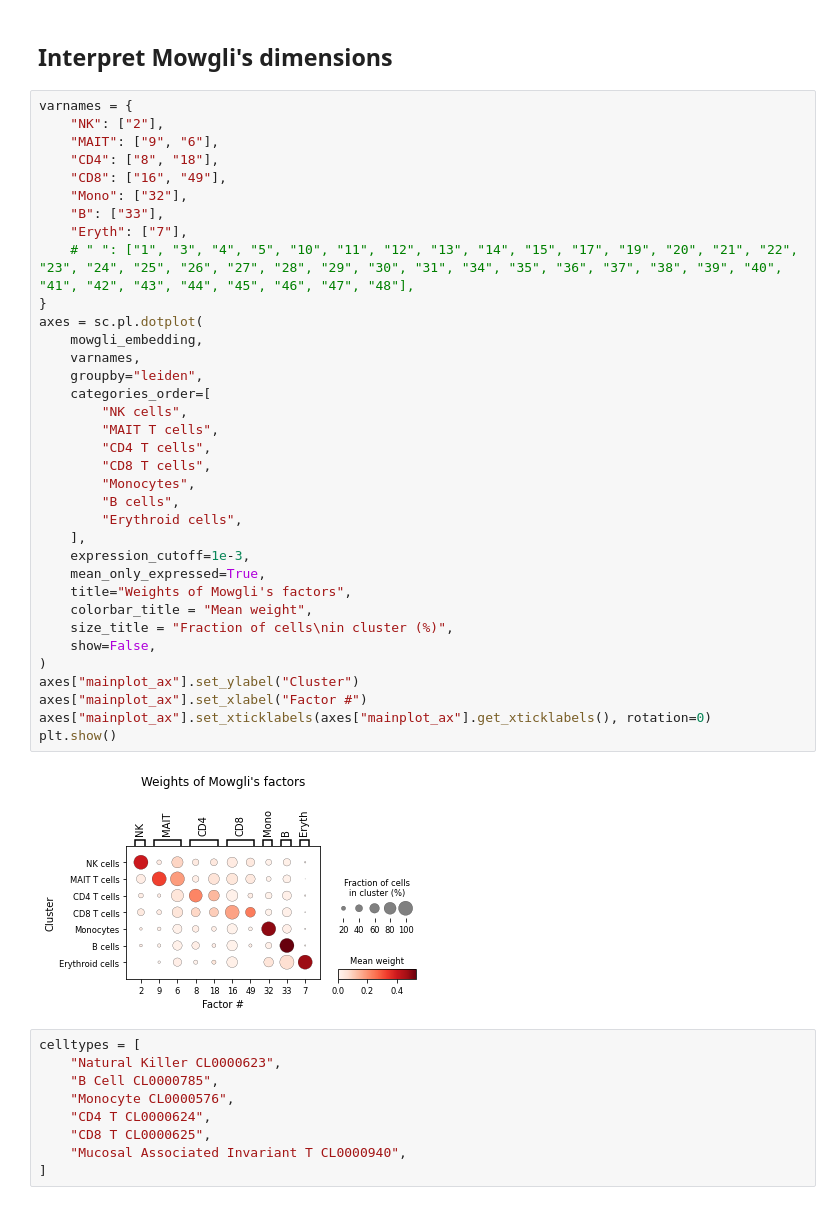
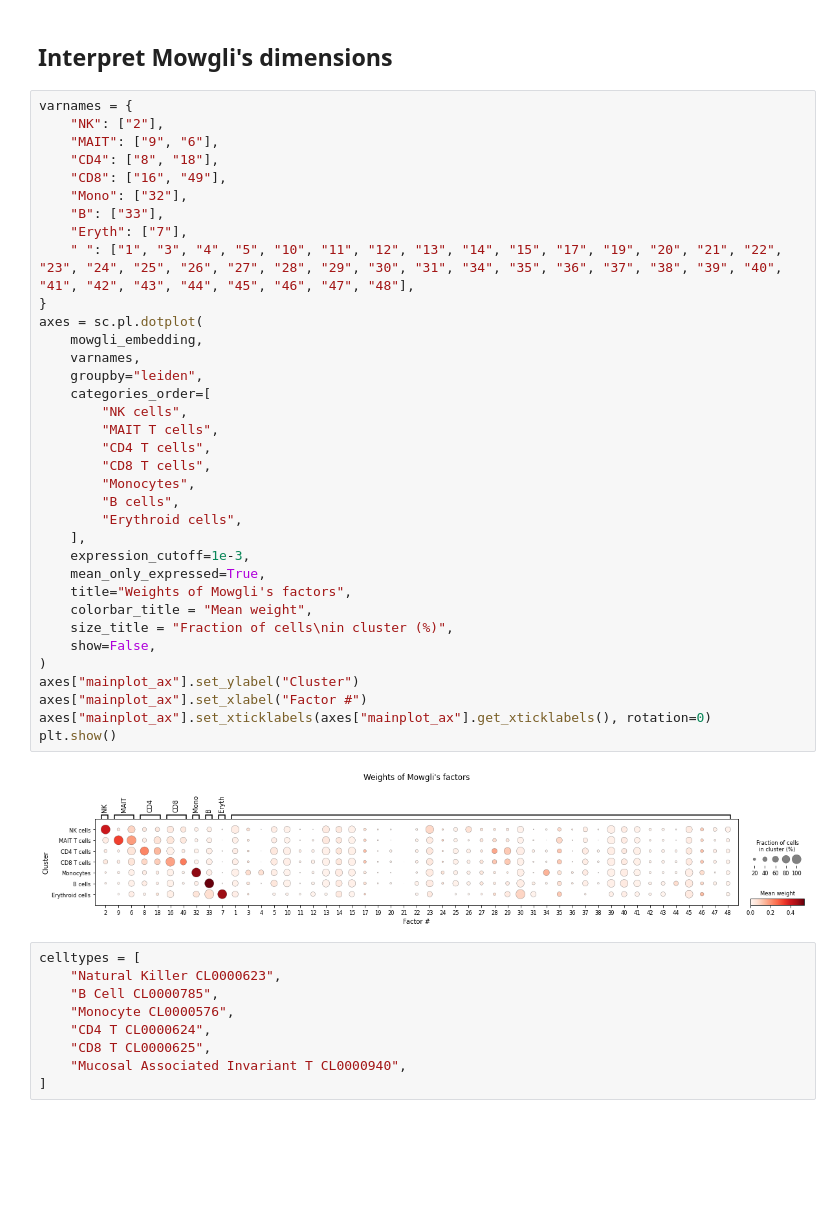
Before and after one commit to cantinilab/mowgli_reproducibility, a Jupyter notebook: visualize/visualize_part2.ipynb, the cells around one changed output. Cells and saved outputs as stored; diff of their text form; blank space fills up the shorter version.

Commit message:
make figures

```diff
--- a/visualize/visualize_part2.ipynb
+++ b/visualize/visualize_part2.ipynb
@@ -240,35 +240,35 @@ varnames = {
     "CD8": ["16", "49"],
     "Mono": ["32"],
     "B": ["33"],
     "Eryth": ["7"],
-    # " ": ["1", "3", "4", "5", "10", "11", "12", "13", "14", "15", "17", "19", "20", "21", "22", "23", "24", "25", "26", "27", "28", "29", "30", "31", "34", "35", "36", "37", "38", "39", "40", "41", "42", "43", "44", "45", "46", "47", "48"],
+    " ": ["1", "3", "4", "5", "10", "11", "12", "13", "14", "15", "17", "19", "20", "21", "22", "23", "24", "25", "26", "27", "28", "29", "30", "31", "34", "35", "36", "37", "38", "39", "40", "41", "42", "43", "44", "45", "46", "47", "48"],
 }
 axes = sc.pl.dotplot(
     mowgli_embedding,
     varnames,
     groupby="leiden",
     categories_order=[
         "NK cells",
         "MAIT T cells",
         "CD4 T cells",
         "CD8 T cells",
         "Monocytes",
         "B cells",
         "Erythroid cells",
     ],
     expression_cutoff=1e-3,
     mean_only_expressed=True,
     title="Weights of Mowgli's factors",
     colorbar_title = "Mean weight",
     size_title = "Fraction of cells\nin cluster (%)",
     show=False,
 )
 axes["mainplot_ax"].set_ylabel("Cluster")
 axes["mainplot_ax"].set_xlabel("Factor #")
 axes["mainplot_ax"].set_xticklabels(axes["mainplot_ax"].get_xticklabels(), rotation=0)
 plt.show()
 # %% [output]
-[figure, old version]
+[figure, new version]
 # %%
 celltypes = [
     "Natural Killer CL0000623",
```
Also changed, not shown: parts of 10 cells of this notebook, 21 other files.
